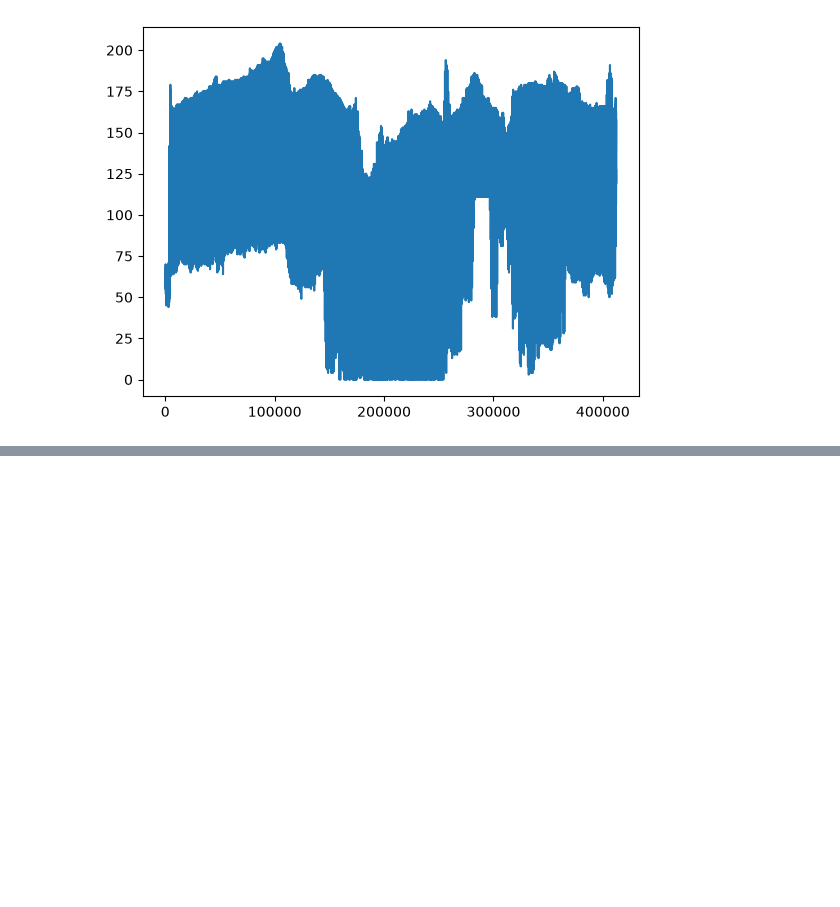
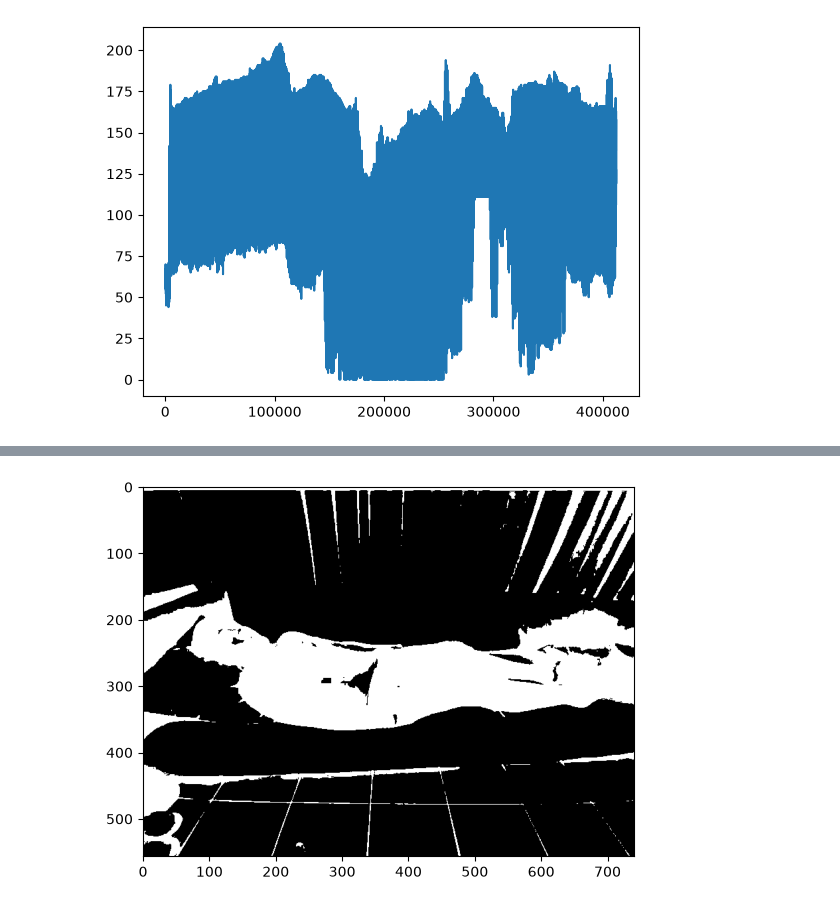
Before and after one commit to MaQiChao1308/Engenharia-de-Programas, a Jupyter notebook: programando_k-means/main.ipynb, the cells around one changed output, grey strips where cells are left out. Cells and saved outputs as stored; diff of their text form; code cells hidden in the pictures; blank space fills up the shorter version.

```diff
--- a/programando_k-means/main.ipynb
+++ b/programando_k-means/main.ipynb
@@ -140,0 +133,19 @@ plt.show()
+# %%
+K = 2
+
+n, m, c = img.shape
+
+plano = []
+
+faixa = []
+
+print(f"Tamanho do c {c}")
+
+for cor in range(c):
+    plano.append(img[:,:,cor])
+    plt.imshow(plano[-1], cmap='gray')
+    plt.show()
+    faixa.append(plano[-1].flatten())
+
+    plt.plot(faixa[-1])
+    plt.show()
@@ -140,0 +160,12 @@ plt.show()
+# %%
+centroid = []
+v = []
+n_pixels = len(faixa[0])
+
+for k in range(K):
+    px = np.random.randint(0, n_pixels)
+    v0 = faixa[0][px]
+    v1 = faixa[1][px]
+    v2 = faixa[2][px]
+    centroid.append([v0,v1,v2])
+    print(f"centroid[{k}] = {centroid[k]}")
@@ -140,0 +232,14 @@ plt.show()
+# %%
+
+color = [[255,255,255], [0,0,0]]
+segmented = np.empty((n, m, 3), dtype=np.uint8)
+
+for k in range(K):
+    for px in CLUSTER[k]:
+        i = px // m
+        j = px % m
+        segmented[i,j] = color[k]
+plt.imshow(segmented)
+plt.show()
+# %% [output]
+[figure, added]
```
Also changed, not shown: parts of 7 cells of this notebook, 2 other files.
